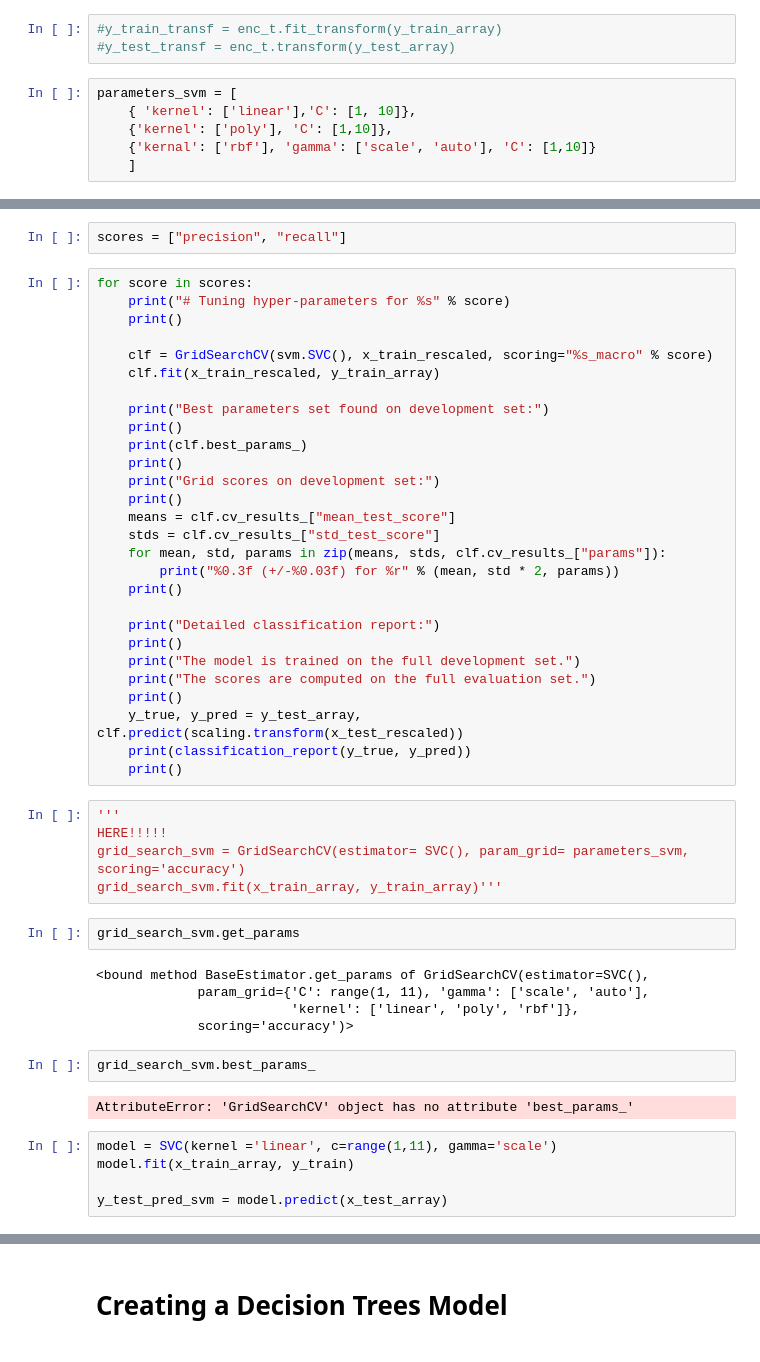
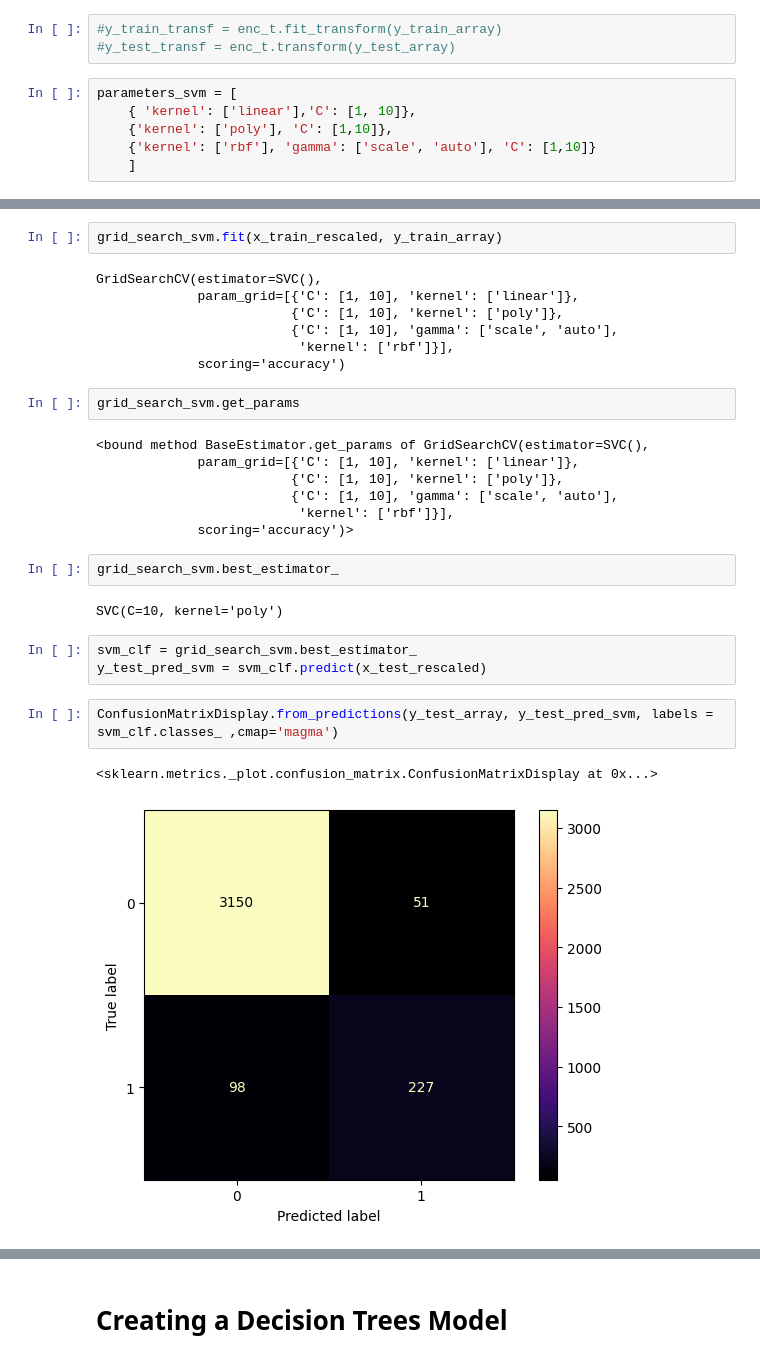
Before and after one commit to YaniaNada/User_Classification_and_Purchase_Prediction, a Jupyter notebook: Machine Learning Project.ipynb, the cells around one changed output, grey strips where cells are left out. Drawn from its saved outputs; the diff is of its cells as text.

Commit message:
SVM_model_confusion_matrix_n_classification_report

```diff
--- a/Machine Learning Project.ipynb
+++ b/Machine Learning Project.ipynb
@@ -311,5 +311,5 @@ x_test_rescaled = scaling.transform(x_test_array)
 parameters_svm = [
     { 'kernel': ['linear'],'C': [1, 10]},
     {'kernel': ['poly'], 'C': [1,10]},
-    {'kernal': ['rbf'], 'gamma': ['scale', 'auto'], 'C': [1,10]}
+    {'kernel': ['rbf'], 'gamma': ['scale', 'auto'], 'C': [1,10]}
     ]
@@ -316,51 +318,30 @@ parameters_svm = [
 # %%
-scores = ["precision", "recall"]
+grid_search_svm.fit(x_train_rescaled, y_train_array)
+# %% [output]
+GridSearchCV(estimator=SVC(),
+             param_grid=[{'C': [1, 10], 'kernel': ['linear']},
+                         {'C': [1, 10], 'kernel': ['poly']},
+                         {'C': [1, 10], 'gamma': ['scale', 'auto'],
+                          'kernel': ['rbf']}],
+             scoring='accuracy')
-# %%
-for score in scores:
-    print("# Tuning hyper-parameters for %s" % score)
-    print()
-
-    clf = GridSearchCV(svm.SVC(), x_train_rescaled, scoring="%s_macro" % score)
-    clf.fit(x_train_rescaled, y_train_array)
-
-    print("Best parameters set found on development set:")
-    print()
-    print(clf.best_params_)
-    print()
-    print("Grid scores on development set:")
-    print()
-    means = clf.cv_results_["mean_test_score"]
-    stds = clf.cv_results_["std_test_score"]
-    for mean, std, params in zip(means, stds, clf.cv_results_["params"]):
-        print("%0.3f (+/-%0.03f) for %r" % (mean, std * 2, params))
-    print()
-
-    print("Detailed classification report:")
-    print()
-    print("The model is trained on the full development set.")
-    print("The scores are computed on the full evaluation set.")
-    print()
-    y_true, y_pred = y_test_array, clf.predict(scaling.transform(x_test_rescaled))
-    print(classification_report(y_true, y_pred))
-    print()
-# %%
-'''
-HERE!!!!!
-grid_search_svm = GridSearchCV(estimator= SVC(), param_grid= parameters_svm, scoring='accuracy')
-grid_search_svm.fit(x_train_array, y_train_array)'''
 # %%
 grid_search_svm.get_params
 # %% [output]
 <bound method BaseEstimator.get_params of GridSearchCV(estimator=SVC(),
-             param_grid={'C': range(1, 11), 'gamma': ['scale', 'auto'],
-                         'kernel': ['linear', 'poly', 'rbf']},
+             param_grid=[{'C': [1, 10], 'kernel': ['linear']},
+                         {'C': [1, 10], 'kernel': ['poly']},
+                         {'C': [1, 10], 'gamma': ['scale', 'auto'],
+                          'kernel': ['rbf']}],
              scoring='accuracy')>
 # %%
-grid_search_svm.best_params_
+grid_search_svm.best_estimator_
 # %% [output]
-AttributeError: 'GridSearchCV' object has no attribute 'best_params_'
+SVC(C=10, kernel='poly')
 # %%
-model = SVC(kernel ='linear', c=range(1,11), gamma='scale')
-model.fit(x_train_array, y_train)
-
-y_test_pred_svm = model.predict(x_test_array)
+svm_clf = grid_search_svm.best_estimator_
+y_test_pred_svm = svm_clf.predict(x_test_rescaled)
+# %%
+ConfusionMatrixDisplay.from_predictions(y_test_array, y_test_pred_svm, labels = svm_clf.classes_ ,cmap='magma')
+# %% [output]
+<sklearn.metrics._plot.confusion_matrix.ConfusionMatrixDisplay at 0x...>
+[figure, added]
```
Also changed, not shown: parts of 2 cells of this notebook.
